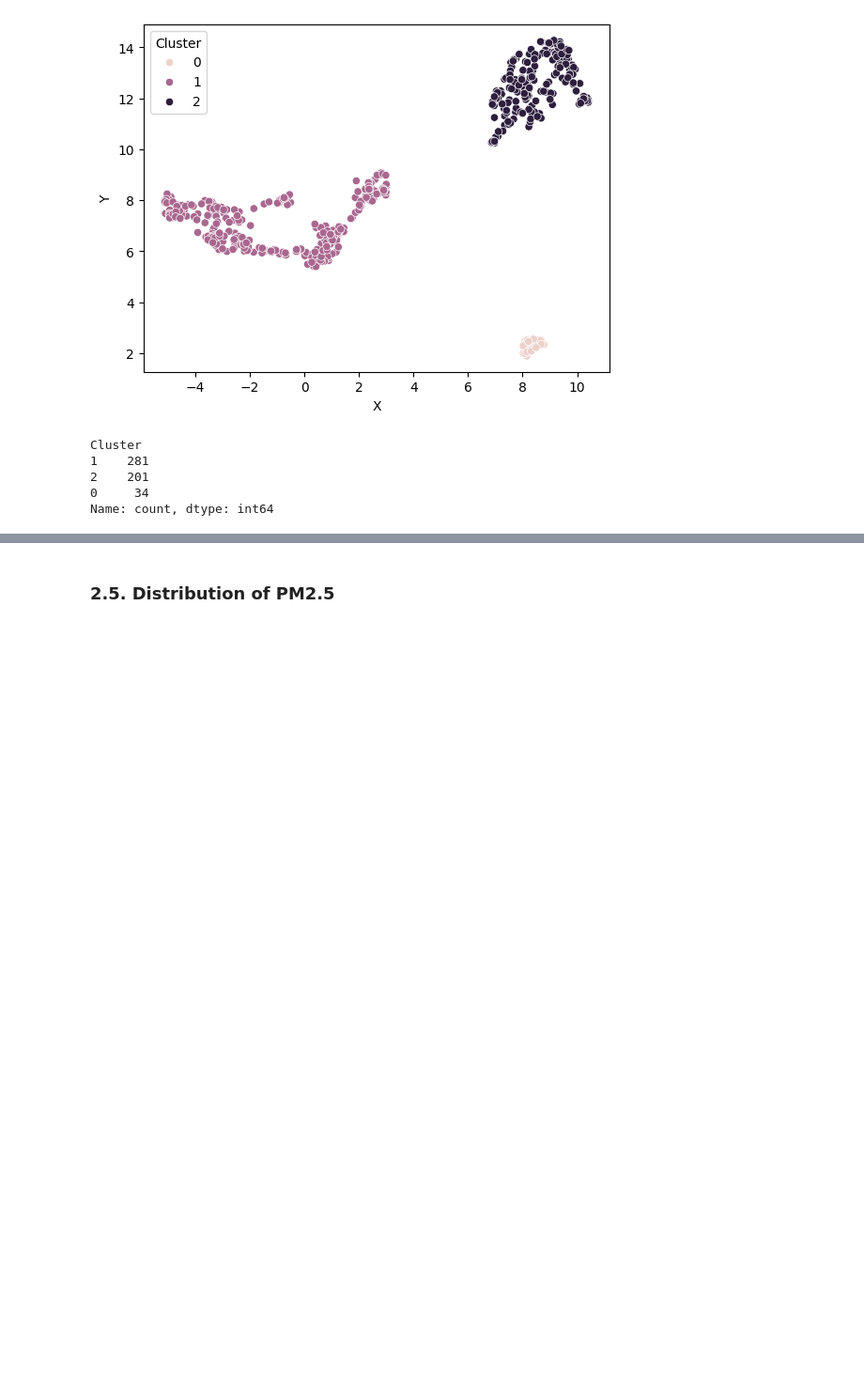
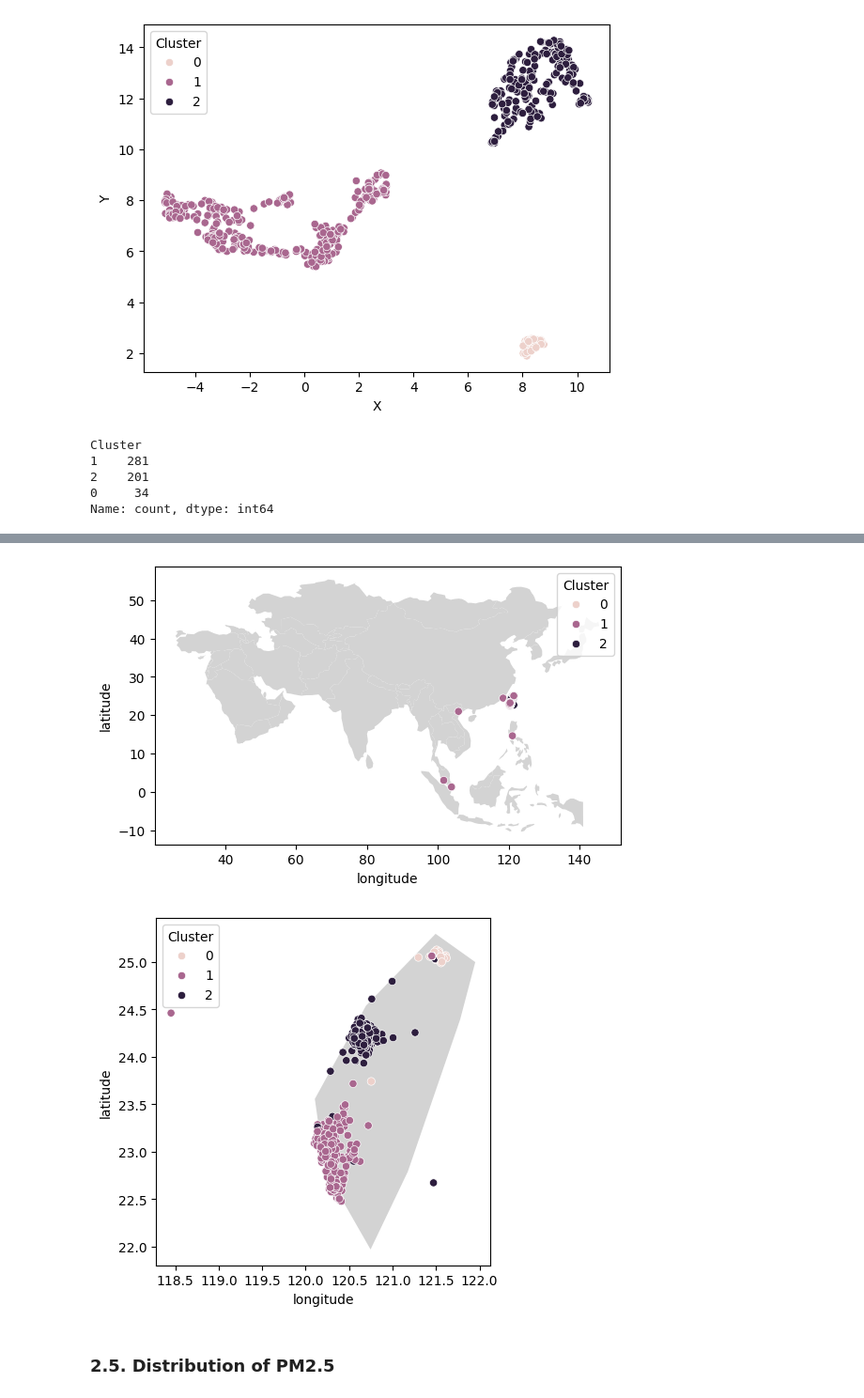
Before and after one commit to Gogonemnem/ensai-assignments, a Jupyter notebook: python_notebooks/explore.ipynb, the cells around one changed output, grey strips where cells are left out. Shown at 94% size. Drawn from its saved outputs; the diff is of its cells as text; code cells hidden in the pictures; blank space fills up the shorter version.

Commit message:
Plot sensor locations

```diff
--- a/python_notebooks/explore.ipynb
+++ b/python_notebooks/explore.ipynb
@@ -23,3 +23,8 @@ df
 | 743 | 41.875000 | 11.000000 | 3.600000 | 7.222222 | 3.200000 | 3.000000 | 4.500000 | 2.750000 | 4.000000 | 3.625000 | ... | ... |
 | 744 | 41.000000 | 11.600000 | 3.125000 | 8.200000 | 4.375000 | 4.500000 | 5.000000 | 3.285714 | 3.000000 | 4.000000 | ... | ... |
 744 rows × 516 columns
+# %%
+locations = pd.read_csv("../assets/locations032017.csv", index_col=0)
+locations.index = "V" + locations.index.astype(str)
+locations.index.name = "device"
+locations
@@ -148,0 +171,3 @@ Name: count, dtype: int64
+# %%
+df_clusters = df_clusters.merge(locations, left_on = "Column", right_index = True)
+df_clusters
@@ -148,0 +188,5 @@ Name: count, dtype: int64
+# %%
+import geopandas as gpd
+countries = gpd.read_file(
+               gpd.datasets.get_path("naturalearth_lowres"))
+countries.head()
@@ -149,3 +218,21 @@ Name: count, dtype: int64
+# %%
+#countries[countries["name"] == "Taiwan"].plot(color="lightgrey")
+countries[countries["continent"] == "Asia"].plot(color="lightgrey")
+sns.scatterplot(data = df_clusters, x = "longitude", y = "latitude", hue = "Cluster")
+plt.show()
+
+# now we only plot rows  where df[["latitude", "longitude"]] is contained within the Taiwan polygon
+x = df_clusters[df_clusters["latitude"] > 18]
+x = x[x["latitude"] < 26]
+x = x[x["longitude"] > 118]
+x = x[x["longitude"] < 123]
+
+countries[countries["name"] == "Taiwan"].plot(color="lightgrey")
+sns.scatterplot(data = x, x = "longitude", y = "latitude", hue = "Cluster")
+plt.show()
+# %% [output]
+[figure, added]
+[figure, added]
 # %% [markdown]
 ### 2.5. Distribution of PM2.5
 # %%
```
Also changed, not shown: parts of 6 cells of this notebook.
